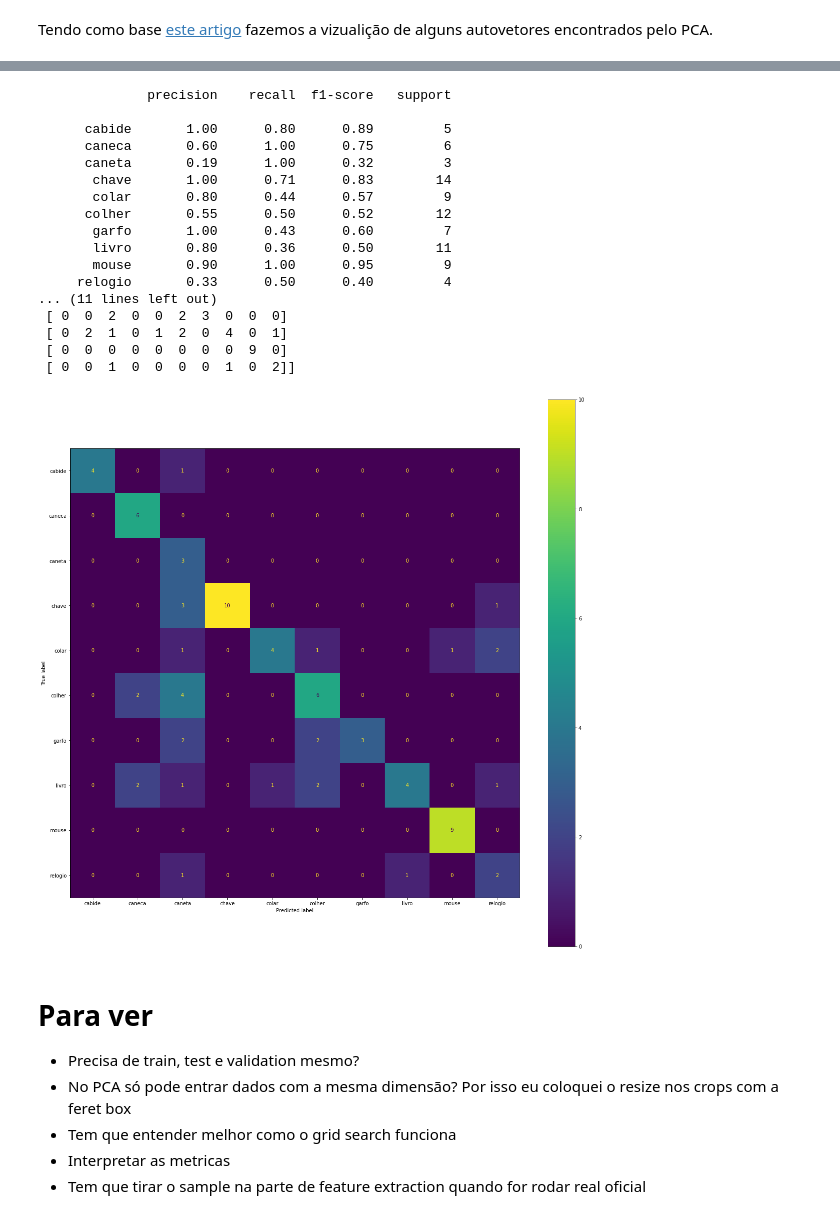
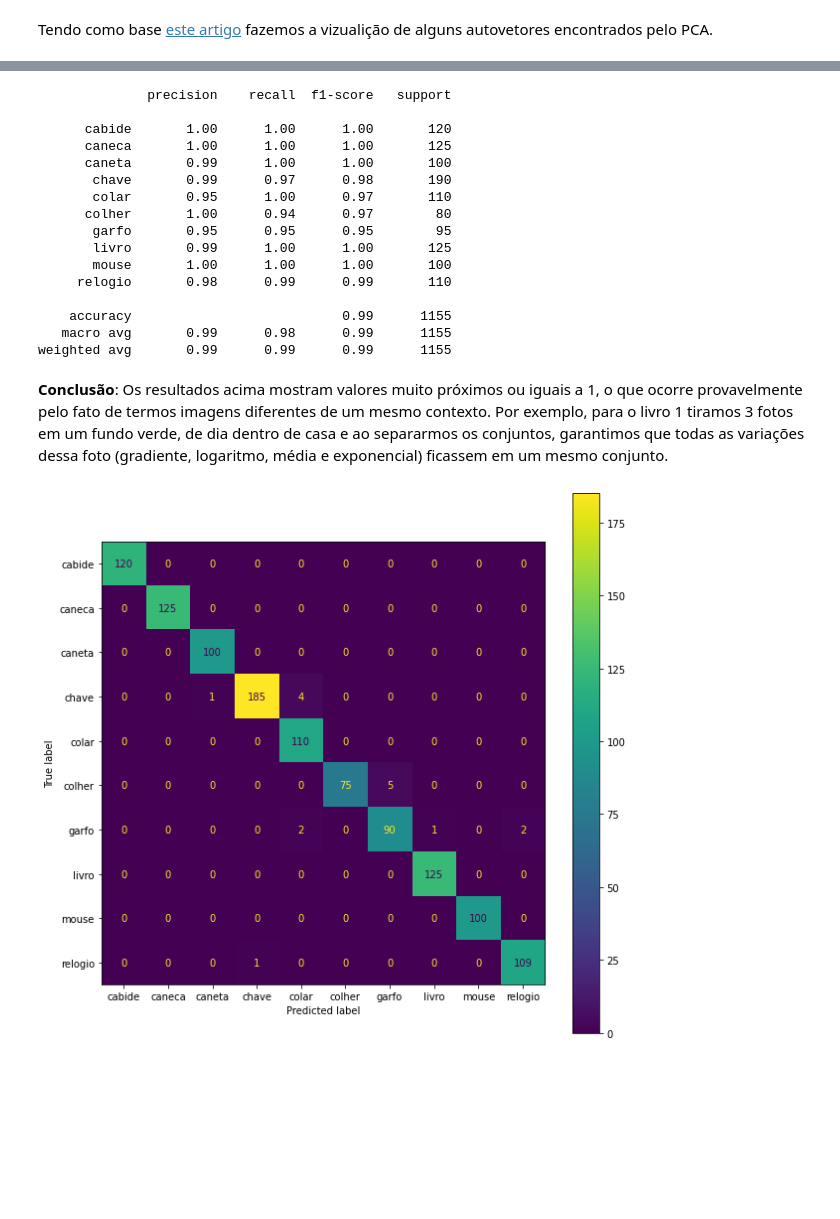
Before and after one commit to fcnoronha/visao-e-prcessamento-de-imagens, a Jupyter notebook: ep03.ipynb, the cells around one changed output, grey strips where cells are left out. Saved outputs shown, nothing was run; the diff lists cells and outputs as text; code cells hidden in the pictures; blank space fills up the shorter version.

```diff
--- a/ep03.ipynb
+++ b/ep03.ipynb
@@ -228,7 +228,7 @@ for i, file in zip(range(6), selection):
     feret_box = io.imread(AUTOM_FERET_PATH + name_without_aug_suffix + '.png', as_gray=True)
     x_left, y_top, width, heigth = boundingRect(feret_box)
     image_cropped = image[y_top:y_top+heigth, x_left:x_left+width]
-    image_resized = resize(image_cropped, (400, 400), anti_aliasing=True)
+    image_resized = resize(image_cropped, (200, 200), anti_aliasing=True)
     ax[1, i%n_images_to_show].imshow(image_resized, cmap='gray')
     ax[1, i%n_images_to_show].axis('off')
     ax[1, i%n_images_to_show].set_title('Resized image')
@@ -245,20 +245,17 @@ file_names = [file.split('.')[0] for file in os.listdir(GREY_PATH)]
 random.shuffle(file_names)
 
 n_samples = len(file_names)
-n_train = int(n_samples * 0.7)
-n_test = int(n_samples * 0.2)
-n_val = n_samples - n_train - n_test
+n_train = int(n_samples * 0.8)
+n_test = int(n_samples - n_train)
 
 train_names = file_names[:n_train]
-test_names = file_names[n_train:n_train+n_test]
-val_names = file_names[n_train+n_test:]
+test_names = file_names[n_train:]
 # %%
 x_train = []
 y_train = []
 x_test = []
 y_test = []
-x_val = []
-y_val = []
+
 
 for feature, name in features_extracted:
 
@@ -269,7 +266,4 @@ for feature, name in features_extracted:
     elif name in test_names:
         x_test.append(feature)
         y_test.append(obj)
-    else:
-        x_val.append(feature)
-        y_val.append(obj)
 # %% [markdown]
@@ -279,10 +273,9 @@ Agora, com as features devidamente selecionadas e conjuntos separados, vamos rea
 # %%
-pca = PCA(n_components=.97)
+pca = PCA(n_components= 0.93)
 pca.fit(pd.DataFrame(x_train))
 
 x_train_pca = pca.transform(pd.DataFrame(x_train))
 x_test_pca = pca.transform(pd.DataFrame(x_test))
-x_val_pca = pca.transform(pd.DataFrame(x_val))
 
 print('Components after PCA:', x_train_pca.shape[1])
 # %% [output]
@@ -334,38 +331,29 @@ Best estimator found by grid search:  SVC(C=10.0, class_weight='balanced', gamma
 # %%
-
 y_pred = clf.predict(x_test_pca)
 
 print(classification_report(y_test, y_pred))
-print(confusion_matrix(y_test, y_pred))
 # %% [output]
               precision    recall  f1-score   support
 
-      cabide       1.00      0.80      0.89         5
-      caneca       0.60      1.00      0.75         6
-      caneta       0.19      1.00      0.32         3
-       chave       1.00      0.71      0.83        14
-       colar       0.80      0.44      0.57         9
-      colher       0.55      0.50      0.52        12
-       garfo       1.00      0.43      0.60         7
-       livro       0.80      0.36      0.50        11
-       mouse       0.90      1.00      0.95         9
-     relogio       0.33      0.50      0.40         4
-... (11 lines left out)
- [ 0  0  2  0  0  2  3  0  0  0]
- [ 0  2  1  0  1  2  0  4  0  1]
- [ 0  0  0  0  0  0  0  0  9  0]
- [ 0  0  1  0  0  0  0  1  0  2]]
+      cabide       1.00      1.00      1.00       120
+      caneca       1.00      1.00      1.00       125
+      caneta       0.99      1.00      1.00       100
+       chave       0.99      0.97      0.98       190
+       colar       0.95      1.00      0.97       110
+      colher       1.00      0.94      0.97        80
+       garfo       0.95      0.95      0.95        95
+       livro       0.99      1.00      1.00       125
+       mouse       1.00      1.00      1.00       100
+     relogio       0.98      0.99      0.99       110
+
+    accuracy                           0.99      1155
+   macro avg       0.99      0.98      0.99      1155
+weighted avg       0.99      0.99      0.99      1155
+# %% [markdown]
+**Conclusão**: Os resultados acima mostram valores muito próximos ou iguais a 1, o que ocorre provavelmente pelo fato de termos imagens diferentes de um mesmo contexto. Por exemplo, para o livro 1 tiramos 3 fotos em um fundo verde, de dia dentro de casa e ao separarmos os conjuntos, garantimos que todas as variações dessa foto (gradiente, logaritmo, média e exponencial) ficassem em um mesmo conjunto.
 # %%
-fig, ax = plt.subplots(figsize=(20, 20))
+fig, ax = plt.subplots(figsize=(10, 10))
 plot_confusion_matrix(clf, x_test_pca, y_test, ax=ax)
 plt.show()
 # %% [output]
-[figure, old version]
+[figure, new version]
-# %% [markdown]
-# Para ver
-
-- Precisa de train, test e validation mesmo?
-- No PCA só pode entrar dados com a mesma dimensão? Por isso eu coloquei o resize nos crops com a feret box
-- Tem que entender melhor como o grid search funciona
-- Interpretar as metricas
-- Tem que tirar o sample na parte de feature extraction quando for rodar real oficial
```
Also changed, not shown: parts of 20 cells of this notebook.
